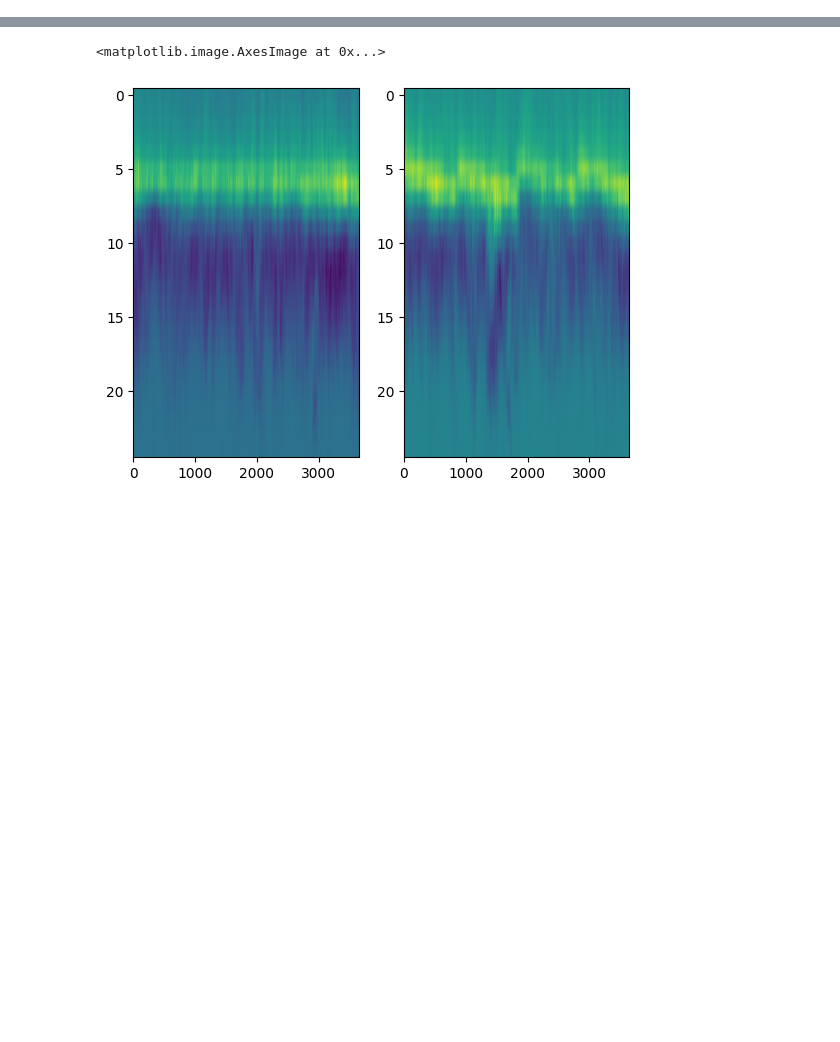
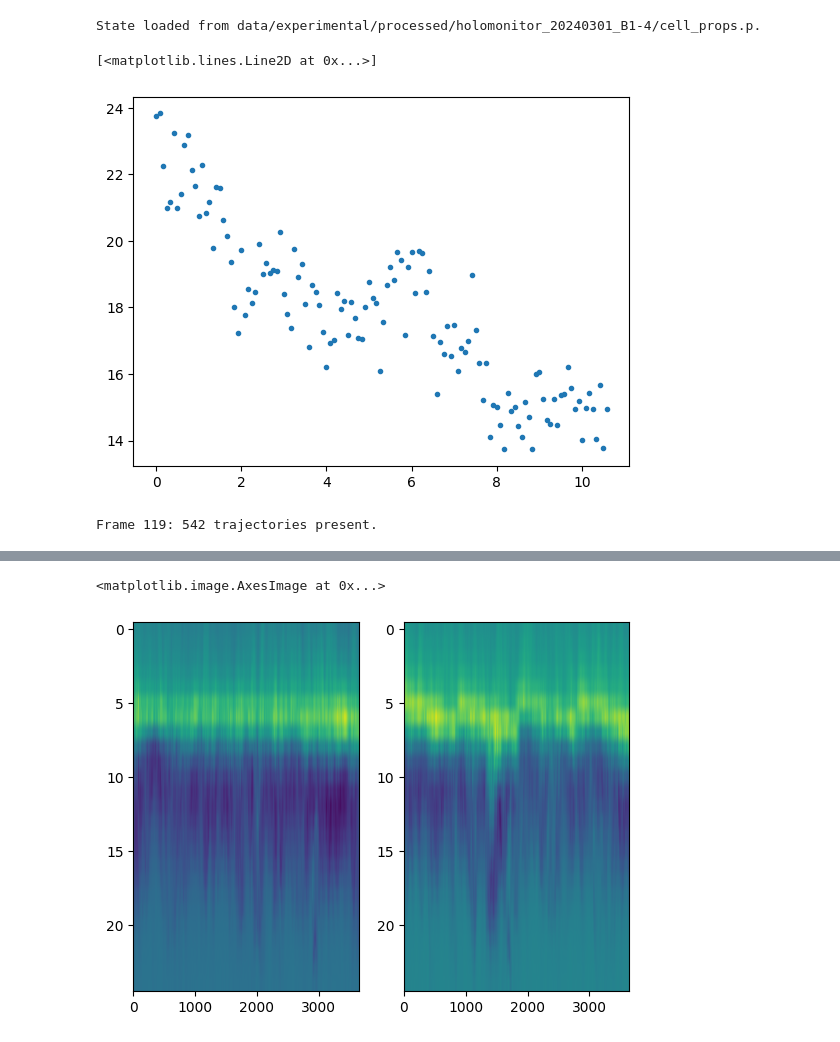
Before and after one commit to siljabl/MDCK-QPI, a Jupyter notebook: code/analysis/notebooks/sketching.ipynb, the cells around one changed output, grey strips where cells are left out. Cells and saved outputs as stored; diff of their text form; code cells hidden in the pictures; blank space fills up the shorter version.

```diff
--- a/code/analysis/notebooks/sketching.ipynb
+++ b/code/analysis/notebooks/sketching.ipynb
@@ -43,16 +47,11 @@ dataset = "tomocube_20250210_A2"
 #microscope = Path(dataset).stem.split("_")[0]
 # %%
 # load data
-cellprop = []
-with open(f"data/experimental/processed/{dataset}/raw_cell_props_0-20.p", 'rb') as f:
-    cellprop += pickle.load(f)
+#im_cell_areas = np.load(f"data/experimental/processed/{dataset}/im_cell_areas.npy")
 
-with open(f"data/experimental/processed/{dataset}/raw_cell_props_21-40.p", 'rb') as f:
-    cellprop += pickle.load(f)
+#h_stack = import_stack(f"data/experimental/raw/{dataset}/", config)
 
-# h_stack = import_stack(f"data/experimental/raw/{dataset}/", config)
-
-#cellprop = SegmentationData(f"data/experimental/processed/{dataset}/cell_props.p")
+cellprop = SegmentationData(f"data/experimental/processed/{dataset}/cell_props.p")
 
 # cellcorr  = AutocorrelationData(f"data/experimental/processed/{dataset}/cell_autocorr.p")
 
@@ -61,3 +60,15 @@ with open(f"data/experimental/processed/{dataset}/raw_cell_props_21-40.p", 'rb')
 
 # print("cell:",  cellcorr.log)
 #print("field:", fieldcorr.log)
+# %% [output]
+State loaded from data/experimental/processed/holomonitor_20240301_B1-4/cell_props.p.
+# %%
+v_rms  = np.ma.sqrt(np.ma.mean(cellprop.dx**2 + cellprop.dy**2, axis=1)) * 12
+v_mean = np.ma.mean(np.ma.sqrt(cellprop.dx**2 + cellprop.dy**2), axis=1) * 12
+
+frames = np.arange(len(v_rms)) / 12
+
+plt.plot(frames, v_rms, '.')
+# %% [output]
+[<matplotlib.lines.Line2D at 0x...>]
+[figure, added]
@@ -63,0 +81,11 @@ with open(f"data/experimental/processed/{dataset}/raw_cell_props_21-40.p", 'rb')
+# %%
+cell_df = pd.DataFrame({'y': positions.T[0],
+                        'x': positions.T[1],
+                        'label': labels,
+                        'frame': frames})
+
+search_range = 20
+tracks = tp.link(cell_df, search_range=search_range, memory=5);
+tracks = tp.filter_stubs(tracks, threshold=5);
+# %% [output]
+Frame 119: 542 trajectories present.
```
Also changed, not shown: parts of 37 cells of this notebook, 18 other files.
